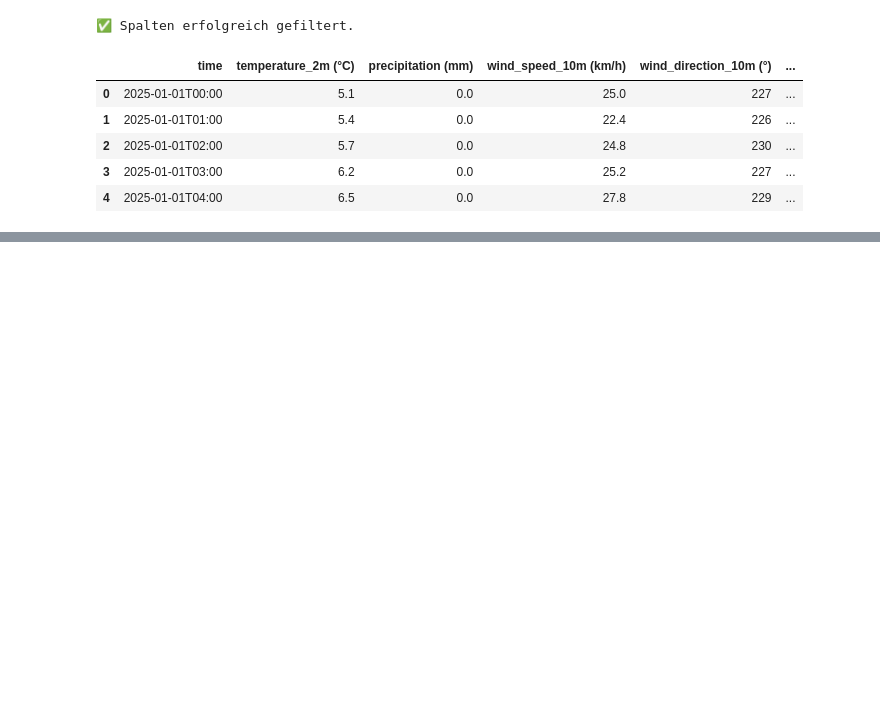
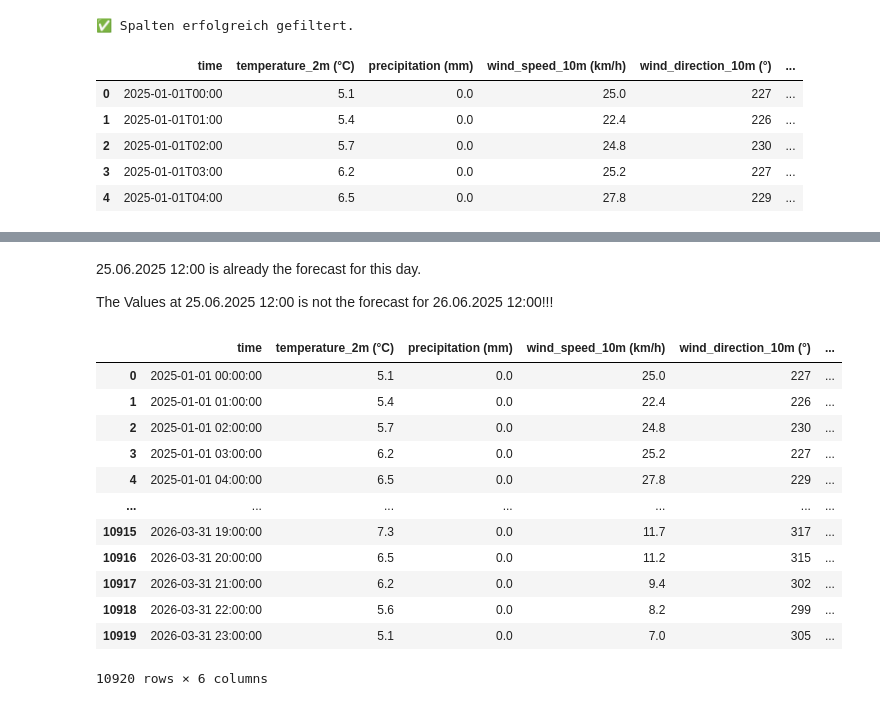
Before and after one commit to janofrank/Merge-Error, a Jupyter notebook: Weather.ipynb, the cells around one changed output, grey strips where cells are left out. Cells and saved outputs as stored; diff of their text form; code cells hidden in the pictures; blank space fills up the shorter version.

```diff
--- a/Weather.ipynb
+++ b/Weather.ipynb
@@ -113,3 +113,9 @@ df_forecast_new.head()
 | 2 | 2025-01-01T02:00 | 5.7 | 0.0 | 24.8 | 230 | ... |
 | 3 | 2025-01-01T03:00 | 6.2 | 0.0 | 25.2 | 227 | ... |
 | 4 | 2025-01-01T04:00 | 6.5 | 0.0 | 27.8 | 229 | ... |
+# %%
+# Wandelt die Spalte in ein echtes Datumsformat um
+df_forecast_new['time'] = pd.to_datetime(df_forecast_new['time'])
+
+# Kurzer Check
+df_forecast_new['time'].head()
@@ -115,0 +129,20 @@ df_forecast_new.head()
+# %% [markdown]
+25.06.2025 12:00 is already the forecast for this day.
+
+The Values at 25.06.2025 12:00 is not the forecast for 26.06.2025 12:00!!!
+# %%
+df_forecast_new
+# %% [output]
+|  | time | temperature_2m (°C) | precipitation (mm) | wind_speed_10m (km/h) | wind_direction_10m (°) | ... |
+| 0 | 2025-01-01 00:00:00 | 5.1 | 0.0 | 25.0 | 227 | ... |
+| 1 | 2025-01-01 01:00:00 | 5.4 | 0.0 | 22.4 | 226 | ... |
+| 2 | 2025-01-01 02:00:00 | 5.7 | 0.0 | 24.8 | 230 | ... |
+| 3 | 2025-01-01 03:00:00 | 6.2 | 0.0 | 25.2 | 227 | ... |
+| 4 | 2025-01-01 04:00:00 | 6.5 | 0.0 | 27.8 | 229 | ... |
+| ... | ... | ... | ... | ... | ... | ... |
+| 10915 | 2026-03-31 19:00:00 | 7.3 | 0.0 | 11.7 | 317 | ... |
+| 10916 | 2026-03-31 20:00:00 | 6.5 | 0.0 | 11.2 | 315 | ... |
+| 10917 | 2026-03-31 21:00:00 | 6.2 | 0.0 | 9.4 | 302 | ... |
+| 10918 | 2026-03-31 22:00:00 | 5.6 | 0.0 | 8.2 | 299 | ... |
+| 10919 | 2026-03-31 23:00:00 | 5.1 | 0.0 | 7.0 | 305 | ... |
+10920 rows × 6 columns
```
Also changed, not shown: parts of 1 cell of this notebook, 1 other file.
